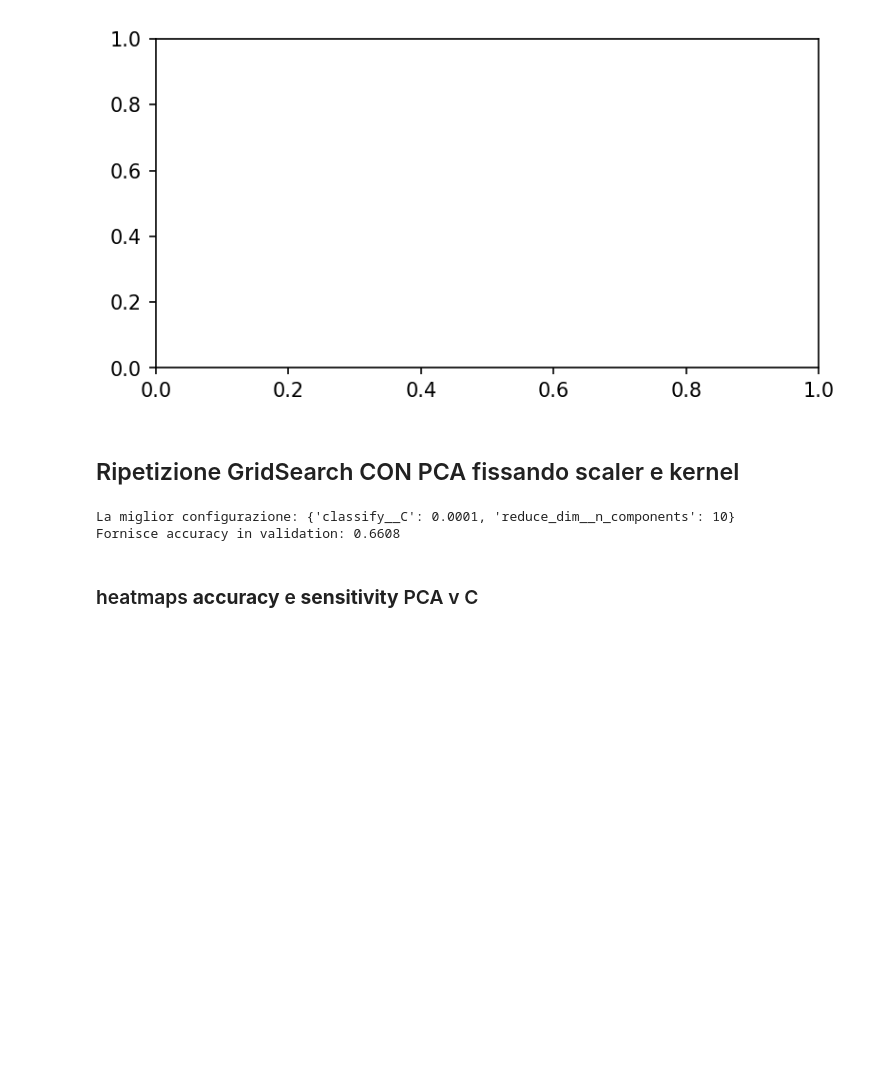
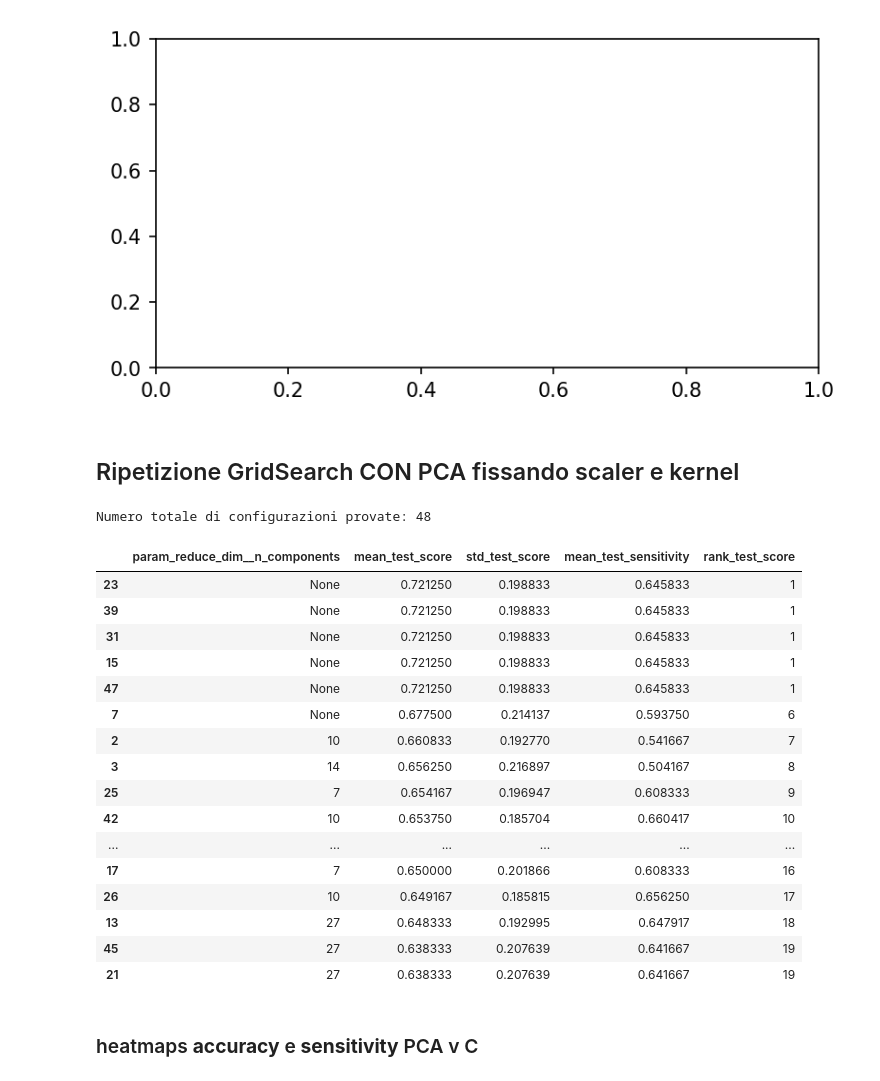
Before and after one commit to zosojack/ml-applications, a Jupyter notebook: first-project/svm_definitivo.ipynb, the cells around one changed output. Saved outputs shown, nothing was run; the diff lists cells and outputs as text; code cells hidden in the pictures; blank space fills up the shorter version.

```diff
--- a/first-project/svm_definitivo.ipynb
+++ b/first-project/svm_definitivo.ipynb
@@ -249,8 +249,8 @@ TypeError: 'Axes' object is not subscriptable
 # %%
 rkf = RepeatedStratifiedKFold(n_splits=8, n_repeats=10, random_state=42)
 
-N_COMPONENTS_OPTIONS = [2, 5, 10, 17, 25, 44]
-C_OPTIONS = [0.00001, 0.0001, 0.001, 0.1, 1, 10]
+N_COMPONENTS_OPTIONS = [2, 7, 10, 14, 19, 27, None]
+C_OPTIONS = [0.0001, 0.001, 0.1, 1, 10, 100]
 
 # 1. Definizione Pipeline #
 pipe = Pipeline([
@@ -300,9 +300,44 @@ print(f"Fornisce accuracy in validation: {grid.best_score_:.4f}")
 
 # Conversione dei risultati in DataFrame
 results_df_pca = pd.DataFrame(grid.cv_results_)
-# %% [output]
-La miglior configurazione: {'classify__C': 0.0001, 'reduce_dim__n_components': 10}
-Fornisce accuracy in validation: 0.6608
+# %%
+# Ciascuna combinazione di parametri è una riga
+print(f"Numero totale di configurazioni provate: {results_df_pca.shape[0]}")
+
+# Selezioniamo solo le colonne interessanti per pulire la vista
+columns_to_show = [
+    'param_reduce_dim__n_components',
+    #'param_classify__C',
+    'mean_test_score',
+    'std_test_score',
+    'mean_test_sensitivity',
+    'rank_test_score'
+]
+
+# Ordiniamo per classifica (rank_test_score)
+analysis = results_df_pca[columns_to_show].sort_values('rank_test_score')
+
+# Se si ha, è comodo aprire analysis in un viewer tipo Data Wrangler
+analysis.head(20)
+# %% [output]
+Numero totale di configurazioni provate: 48
+|  | param_reduce_dim__n_components | mean_test_score | std_test_score | mean_test_sensitivity | rank_test_score |
+| 23 | None | 0.721250 | 0.198833 | 0.645833 | 1 |
+| 39 | None | 0.721250 | 0.198833 | 0.645833 | 1 |
+| 31 | None | 0.721250 | 0.198833 | 0.645833 | 1 |
+| 15 | None | 0.721250 | 0.198833 | 0.645833 | 1 |
+| 47 | None | 0.721250 | 0.198833 | 0.645833 | 1 |
+| 7 | None | 0.677500 | 0.214137 | 0.593750 | 6 |
+| 2 | 10 | 0.660833 | 0.192770 | 0.541667 | 7 |
+| 3 | 14 | 0.656250 | 0.216897 | 0.504167 | 8 |
+| 25 | 7 | 0.654167 | 0.196947 | 0.608333 | 9 |
+| 42 | 10 | 0.653750 | 0.185704 | 0.660417 | 10 |
+| ... | ... | ... | ... | ... | ... |
+| 17 | 7 | 0.650000 | 0.201866 | 0.608333 | 16 |
+| 26 | 10 | 0.649167 | 0.185815 | 0.656250 | 17 |
+| 13 | 27 | 0.648333 | 0.192995 | 0.647917 | 18 |
+| 45 | 27 | 0.638333 | 0.207639 | 0.641667 | 19 |
+| 21 | 27 | 0.638333 | 0.207639 | 0.641667 | 19 |
 # %% [markdown]
 ### heatmaps **accuracy** e **sensitivity** PCA v C
 # %%
```
Also changed, not shown: 1 other file.
